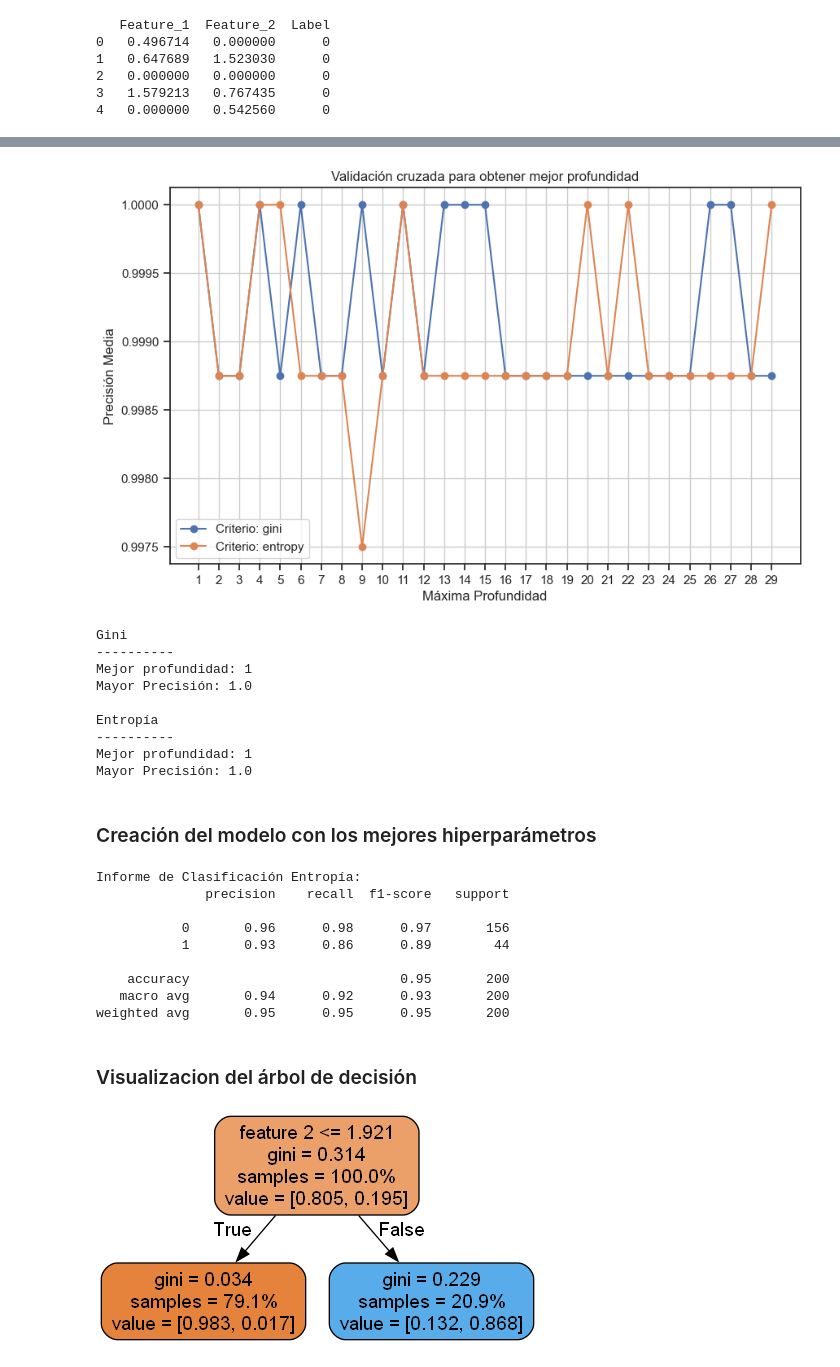
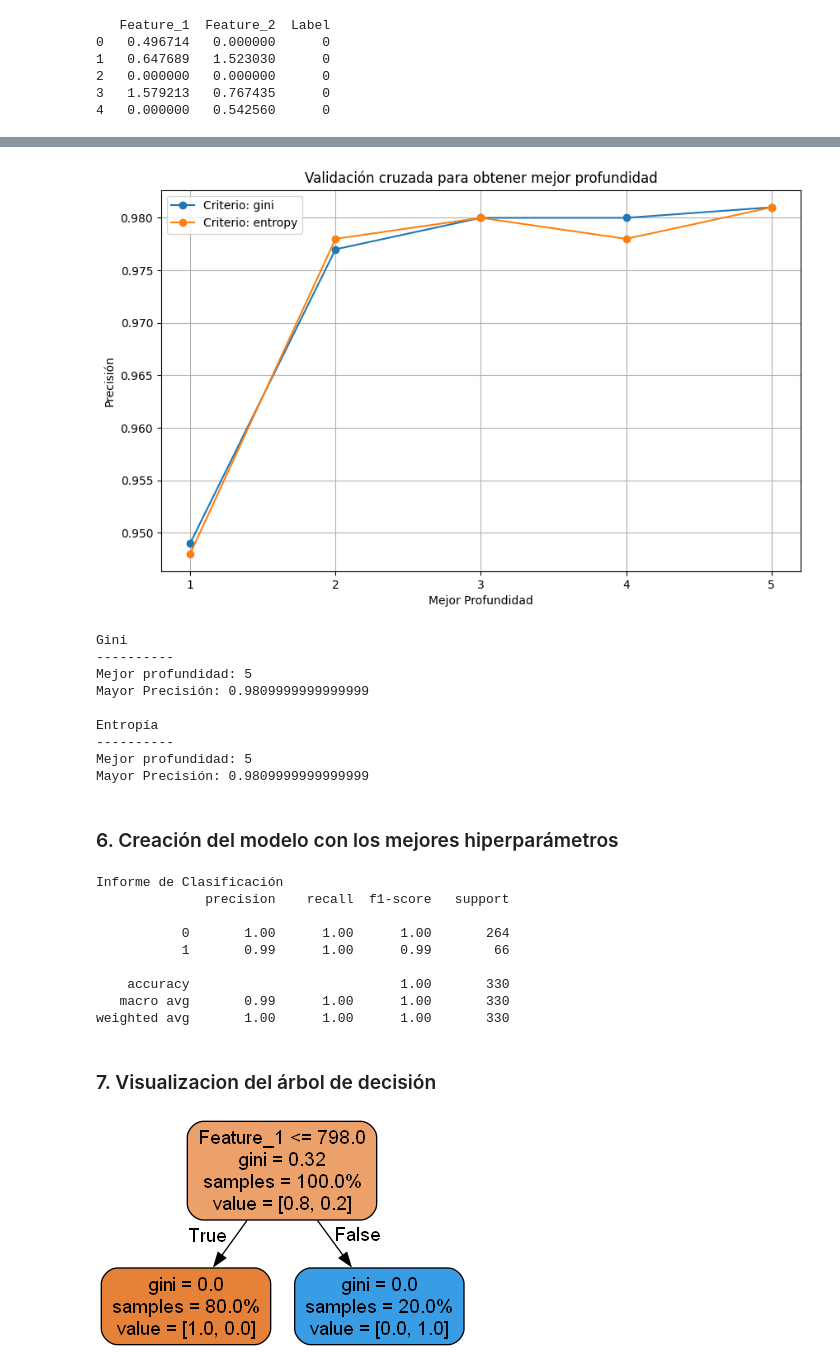
Before and after one commit to viorbe20/ai-machine-learning, a Jupyter notebook: decision-trees-exercises/ex02_classification_decision_trees_data2.ipynb, the cells around one changed output, grey strips where cells are left out. Drawn from its saved outputs; the diff is of its cells as text; code cells hidden in the pictures.

```diff
--- a/decision-trees-exercises/ex02_classification_decision_trees_data2.ipynb
+++ b/decision-trees-exercises/ex02_classification_decision_trees_data2.ipynb
@@ -56,6 +61,6 @@ plt.show()
 # %%
 from sklearn.model_selection import train_test_split
-train, test = train_test_split(df_data2, test_size=0.2, random_state=42)
+train, test = train_test_split(df_data2, test_size=0.33, random_state=42)
 
 # Reset index to maintain an order
 train.reset_index(inplace = True)
@@ -101,24 +106,28 @@ best_depth_entropy = 0
 total_scores_gini = []
 total_scores_entropy = []
 
+# Depth range between one and double attributes number
+max_attributes = len(list(df_data2))
+depth_range = range(1, max_attributes * 2)
+
 for i, criterion in enumerate(['gini', 'entropy']):
     fold_accuracies = []  # Initialize fold_accuracies inside the loop
 
-    for max_depth in range(1, 30):
+    for max_depth in depth_range:
 
         # Accuracy in each iteration
         fold_accuracy = []
-        tree = DecisionTreeClassifier(criterion=criterion, max_depth=max_depth)
+        model = DecisionTreeClassifier(criterion=criterion, max_depth=max_depth, random_state=42)
 
-        for train_fold, test_fold in cv.split(train):
+        for train_fold, test_fold in cv.split(df_data2):  # Fixed 'train' to 'df_data2'
 
             # Division train and test
-            f_train = train.loc[train_fold]
-            f_test = train.loc[test_fold]
+            f_train = df_data2.loc[train_fold]
+            f_test = df_data2.loc[test_fold]
 
-            # Fitting, predicting and evaluating the model
-            tree.fit(X=f_train.drop(['Label'], axis=1), y=f_train['Label'])
-            y_pred = tree.predict(X=f_test.drop(['Label'], axis=1))
+            # Model training
+            model.fit(X=f_train.drop(['Label'], axis=1), y=f_train['Label'])
+            y_pred = model.predict(X=f_test.drop(['Label'], axis=1))
             acc = accuracy_score(f_test['Label'], y_pred)
 
             # Saving precision
@@ -134,23 +143,23 @@ for i, criterion in enumerate(['gini', 'entropy']):
     max_acc = max(fold_accuracies)
     if criterion == 'gini' and max_acc > max_accuracy_gini:
         max_accuracy_gini = max_acc
-        best_depth_gini = fold_accuracies.index(max_acc) + 1
+        best_depth_gini = depth_range[fold_accuracies.index(max_acc)]  # Use depth_range directly
     elif criterion == 'entropy' and max_acc > max_accuracy_entropy:
         max_accuracy_entropy = max_acc
-        best_depth_entropy = fold_accuracies.index(max_acc) + 1
+        best_depth_entropy = depth_range[fold_accuracies.index(max_acc)]  # Use depth_range directly
 
 # Plot the results
 plt.figure(figsize=(10, 6))
 for i, scores in enumerate(total_scores_gini):
-    plt.plot(range(1, 30), scores, marker='o', linestyle='-', label=f'Criterio: gini')
+    plt.plot(depth_range, scores, marker='o', linestyle='-', label=f'Criterio: gini')
 
 for i, scores in enumerate(total_scores_entropy):
-    plt.plot(range(1, 30), scores, marker='o', linestyle='-', label=f'Criterio: entropy')
+    plt.plot(depth_range, scores, marker='o', linestyle='-', label=f'Criterio: entropy')
 
 plt.title('Validación cruzada para obtener mejor profundidad')
 plt.xlabel('Mejor Profundidad')
 plt.ylabel('Precisión')
-plt.xticks(range(1, 30))
+plt.xticks(depth_range)
 plt.legend()
 plt.grid(True)
 plt.show()
@@ -167,56 +176,58 @@ print('-'*10)
 print(f"Mejor profundidad: {best_depth_entropy}")
 print(f"Mayor Precisión: {max_accuracy_entropy}")
 # %% [output]
-[figure, old version]
+[figure, new version]
 Gini
 ----------
-Mejor profundidad: 1
-Mayor Precisión: 1.0
+Mejor profundidad: 5
+Mayor Precisión: 0.9809999999999999
 
 Entropía
 ----------
-Mejor profundidad: 1
-Mayor Precisión: 1.0
+Mejor profundidad: 5
+Mayor Precisión: 0.9809999999999999
 # %% [markdown]
-### Creación del modelo con los mejores hiperparámetros
+### 6. Creación del modelo con los mejores hiperparámetros
 # %%
 from sklearn.metrics import classification_report
-X_train = train[['Feature_1', 'Feature_2']]
+
+X_train = train.drop(['Label'], axis=1)
 y_train = train['Label']
-X_test = test[['Feature_1', 'Feature_2']]
+X_test = test.drop(['Label'], axis=1)
 y_test = test['Label']
 
 model = DecisionTreeClassifier(max_depth = best_depth_entropy)
 model.fit(X_train, y_train)
 y_pred = model.predict(X_test)
 
-print("\nInforme de Clasificación Entropía:")
+print("\nInforme de Clasificación")
 print(classification_report(y_test, y_pred))
 # %% [output]
-Informe de Clasificación Entropía:
+Informe de Clasificación
               precision    recall  f1-score   support
 
-           0       0.96      0.98      0.97       156
-           1       0.93      0.86      0.89        44
+           0       1.00      1.00      1.00       264
+           1       0.99      1.00      0.99        66
 
-    accuracy                           0.95       200
-   macro avg       0.94      0.92      0.93       200
-weighted avg       0.95      0.95      0.95       200
+    accuracy                           1.00       330
+   macro avg       0.99      1.00      1.00       330
+weighted avg       1.00      1.00      1.00       330
 # %% [markdown]
-### Visualizacion del árbol de decisión
+### 7. Visualizacion del árbol de decisión
 # %%
 import pydot
 from IPython.display import Image
-
 from io import StringIO
-
-from sklearn import tree
+from sklearn.tree import export_graphviz
 
 dot_data = StringIO()
-tree.export_graphviz(model, out_file = dot_data, proportion = True, feature_names = ["feature 1", "feature 2"], rounded = True, filled = True)
+column_names = df_data2.columns
+
+dot_data = StringIO()
+export_graphviz(model, out_file = dot_data, proportion = True, feature_names = column_names, rounded = True, filled = True)
 
 graph = pydot.graph_from_dot_data(dot_data.getvalue())
 Image(graph[0].create_png())
 # %% [output]
-[figure, old version]
+[figure, new version]
 # %% [markdown]
```
Also changed, not shown: parts of 14 cells of this notebook, 1 other file.
